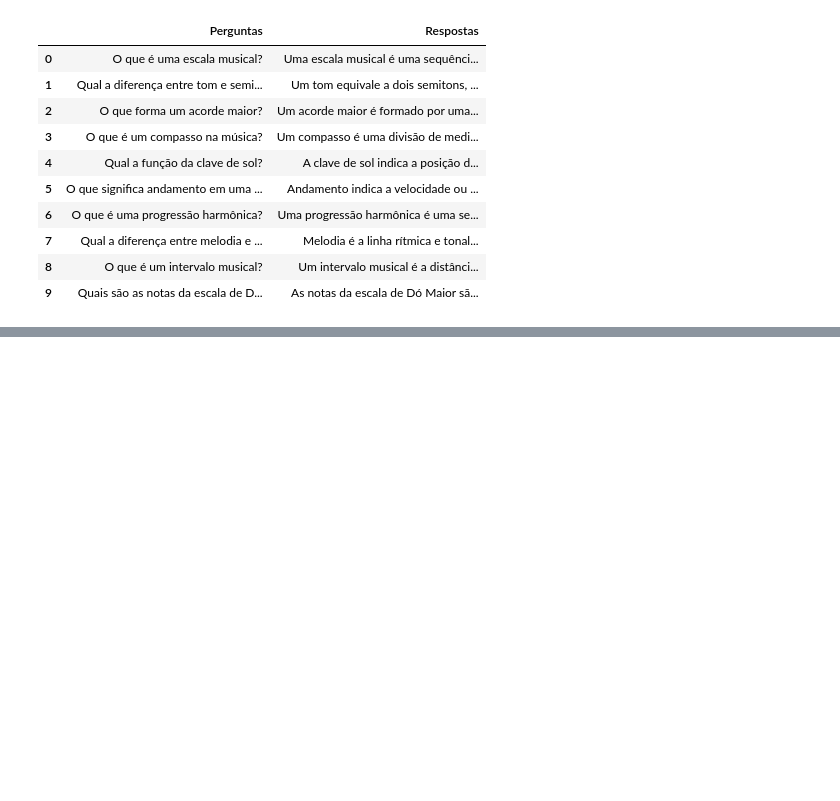
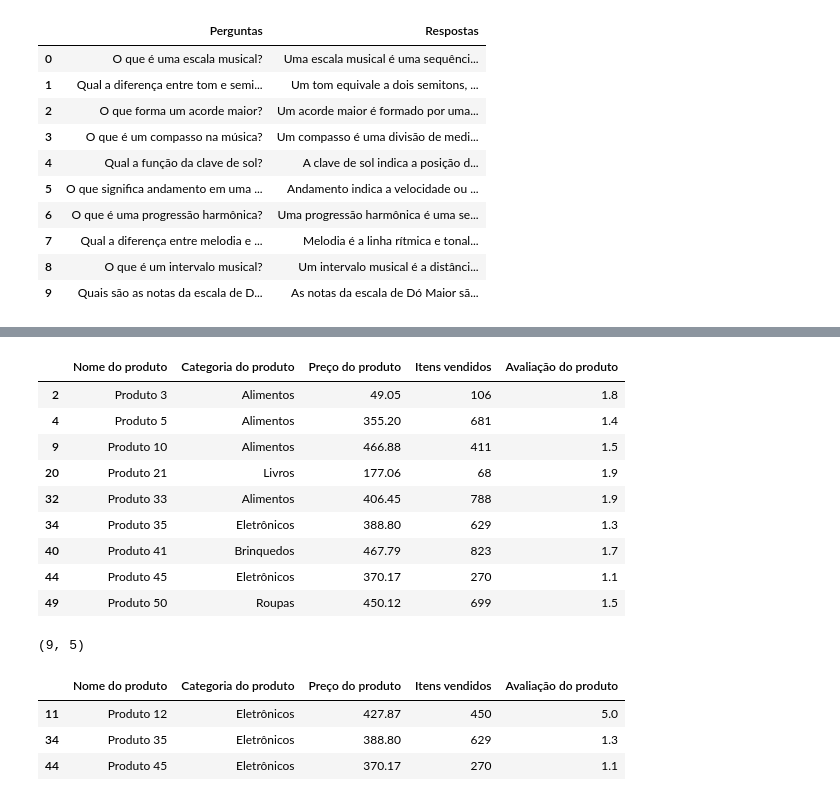
Before and after one commit to Neilton-Cunha/Exercicios-Alura, a Jupyter notebook: Pandas.ipynb, the cells around one changed output, grey strips where cells are left out. Saved outputs shown, nothing was run; the diff lists cells and outputs as text; code cells hidden in the pictures; blank space fills up the shorter version.

```diff
--- a/Pandas.ipynb
+++ b/Pandas.ipynb
@@ -126,0 +212,26 @@ df
+# %%
+df_produtos_filtro_avaliacao_menor_que_2 = df_produtos[df_produtos["Avaliação do produto"] < 2.0]
+df_produtos_filtro_avaliacao_menor_que_2
+# %% [output]
+|  | Nome do produto | Categoria do produto | Preço do produto | Itens vendidos | Avaliação do produto |
+| 2 | Produto 3 | Alimentos | 49.05 | 106 | 1.8 |
+| 4 | Produto 5 | Alimentos | 355.20 | 681 | 1.4 |
+| 9 | Produto 10 | Alimentos | 466.88 | 411 | 1.5 |
+| 20 | Produto 21 | Livros | 177.06 | 68 | 1.9 |
+| 32 | Produto 33 | Alimentos | 406.45 | 788 | 1.9 |
+| 34 | Produto 35 | Eletrônicos | 388.80 | 629 | 1.3 |
+| 40 | Produto 41 | Brinquedos | 467.79 | 823 | 1.7 |
+| 44 | Produto 45 | Eletrônicos | 370.17 | 270 | 1.1 |
+| 49 | Produto 50 | Roupas | 450.12 | 699 | 1.5 |
+# %%
+df_produtos_filtro_avaliacao_menor_que_2.shape
+# %% [output]
+(9, 5)
+# %%
+df_produtos[(df_produtos["Categoria do produto"] == "Eletrônicos") & (df_produtos["Preço do produto"] >= 350.0)]
+#Para quando for chamar mais de um elemento do dataframe
+# %% [output]
+|  | Nome do produto | Categoria do produto | Preço do produto | Itens vendidos | Avaliação do produto |
+| 11 | Produto 12 | Eletrônicos | 427.87 | 450 | 5.0 |
+| 34 | Produto 35 | Eletrônicos | 388.80 | 629 | 1.3 |
+| 44 | Produto 45 | Eletrônicos | 370.17 | 270 | 1.1 |
```
Also changed, not shown: parts of 47 cells of this notebook.
